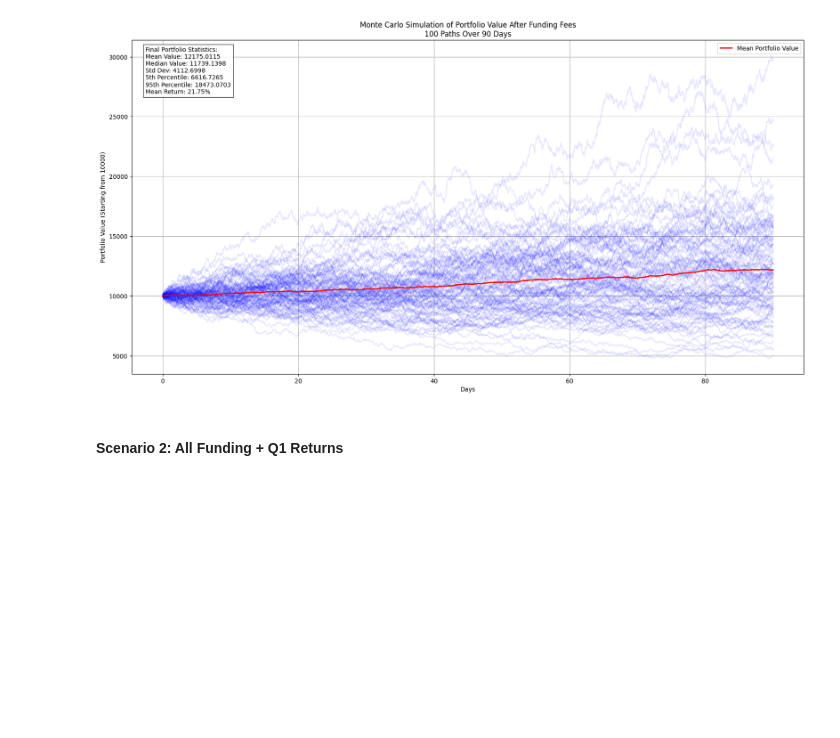
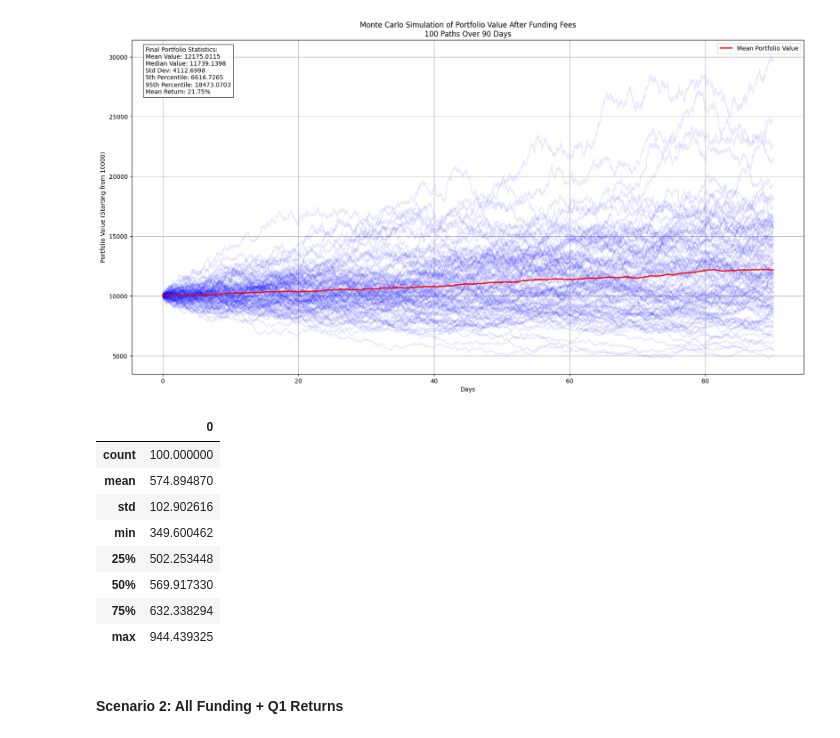
Before and after one commit to ryantjx/stochastic-modelling-of-digital-asset-perpetual-futures, a Jupyter notebook: notebooks/2_fundingandprice.ipynb, the cells around one changed output. Cells and saved outputs as stored; diff of their text form; code cells hidden in the pictures; blank space fills up the shorter version.

```diff
--- a/notebooks/2_fundingandprice.ipynb
+++ b/notebooks/2_fundingandprice.ipynb
@@ -829,7 +811,7 @@ def simulate_portfolio_fundingandreturns(funding_rates_df, hourly_funding_col, r
     plt.show()
     return portfolio_values, funding_rates, returns_data, total_fees
 
-portfolio_values, funding_rates, returns = simulate_portfolio_fundingandreturns(
+portfolio_values, funding_rates, returns, total_fees = simulate_portfolio_fundingandreturns(
     funding_rates_df=hl_df,
     hourly_funding_col='fundingRate',
     returns_df=df_spot_btc.copy().dropna(),
@@ -841,6 +823,18 @@ portfolio_values, funding_rates, returns = simulate_portfolio_fundingandreturns(
 )
 # %% [output]
 [figure]
+# %%
+pd.DataFrame(total_fees).describe()
+# %% [output]
+|  | 0 |
+| count | 100.000000 |
+| mean | 574.894870 |
+| std | 102.902616 |
+| min | 349.600462 |
+| 25% | 502.253448 |
+| 50% | 569.917330 |
+| 75% | 632.338294 |
+| max | 944.439325 |
 # %% [markdown]
 #### Scenario 2: All Funding + Q1 Returns
 # %%
```
Also changed, not shown: parts of 3 cells of this notebook.
